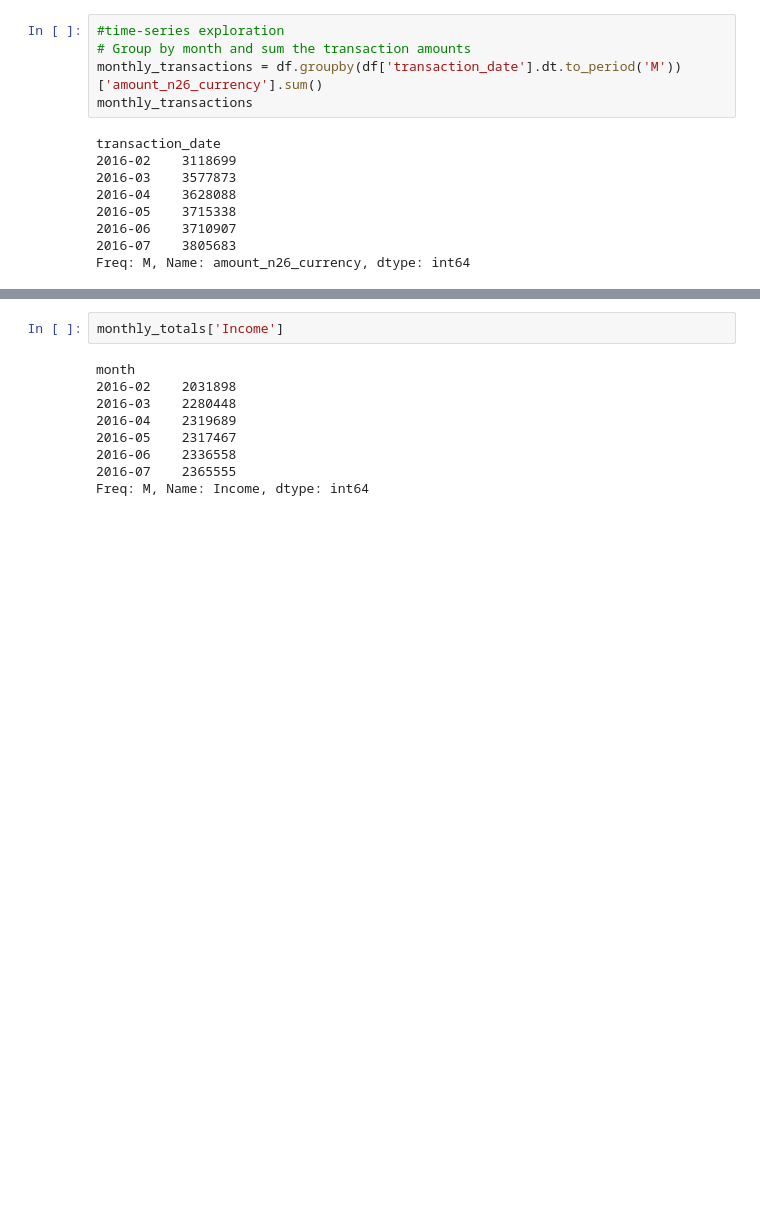
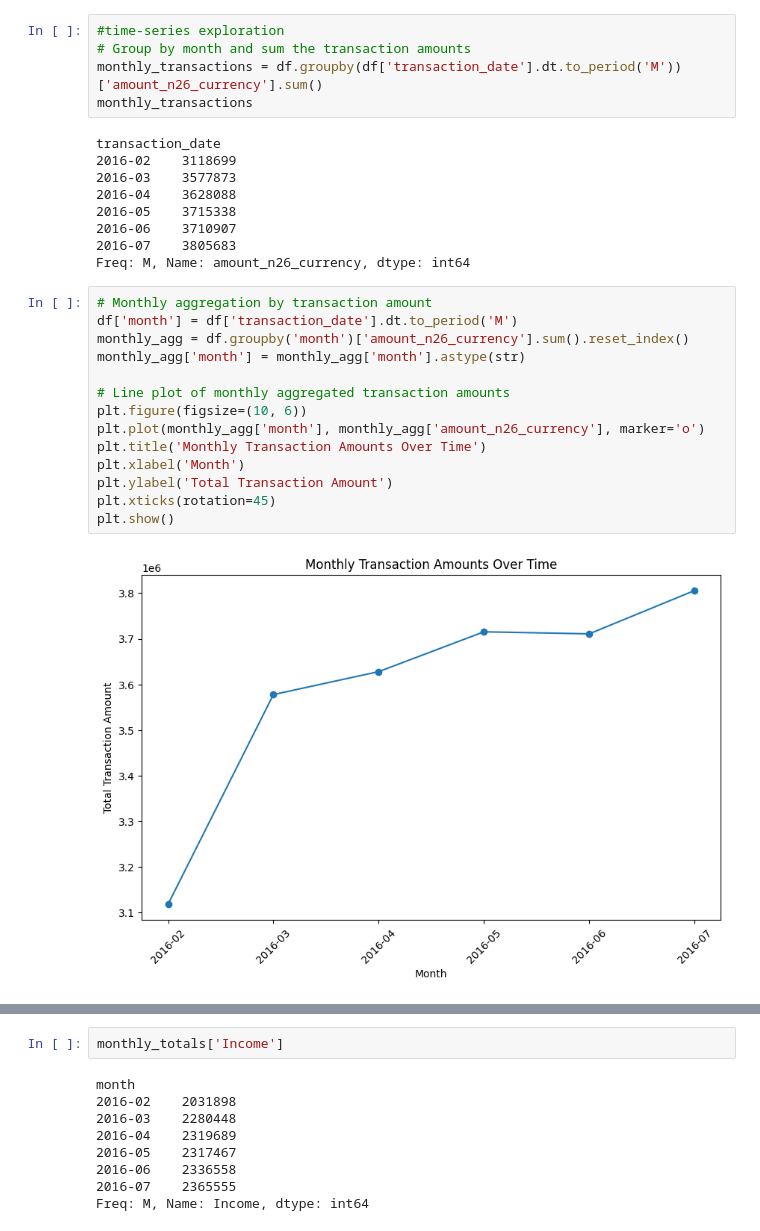
Before and after one commit to adrianacupp/Financial-Behavior-Prediction, a Jupyter notebook: fbp_cuppuleri.ipynb, the cells around one changed output, grey strips where cells are left out. Saved outputs shown, nothing was run; the diff lists cells and outputs as text; blank space fills up the shorter version.

```diff
--- a/fbp_cuppuleri.ipynb
+++ b/fbp_cuppuleri.ipynb
@@ -204,3 +197,19 @@ transaction_date
 2016-06    3710907
 2016-07    3805683
 Freq: M, Name: amount_n26_currency, dtype: int64
+# %%
+# Monthly aggregation by transaction amount
+df['month'] = df['transaction_date'].dt.to_period('M')
+monthly_agg = df.groupby('month')['amount_n26_currency'].sum().reset_index()
+monthly_agg['month'] = monthly_agg['month'].astype(str)
+
+# Line plot of monthly aggregated transaction amounts
+plt.figure(figsize=(10, 6))
+plt.plot(monthly_agg['month'], monthly_agg['amount_n26_currency'], marker='o')
+plt.title('Monthly Transaction Amounts Over Time')
+plt.xlabel('Month')
+plt.ylabel('Total Transaction Amount')
+plt.xticks(rotation=45)
+plt.show()
+# %% [output]
+[figure, added]
```
Also changed, not shown: parts of 24 cells of this notebook.
